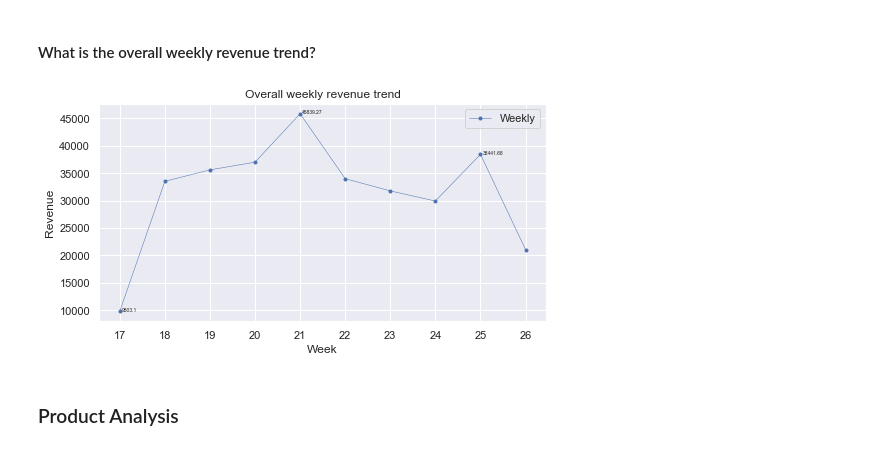
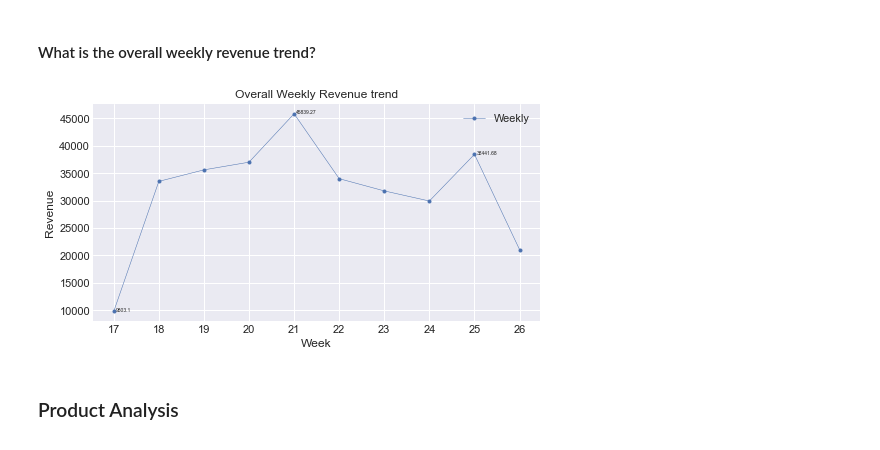
Before and after one commit to rashikcs/Sales-Data-Analysis, a Jupyter notebook: Answer 2_Sales Analysis.ipynb, the cells around one changed output. Drawn from its saved outputs; the diff is of its cells as text; code cells hidden in the pictures.

```diff
--- a/Answer 2_Sales Analysis.ipynb
+++ b/Answer 2_Sales Analysis.ipynb
@@ -145,15 +145,15 @@ Average revenue per week in the last 2 months: 31699
 # %%
 df_trend = data[['week', 'revenue']].groupby('week').sum()
 
 plot_line_graph(df_trend['revenue'],
            x_label = 'Revenue',
            y_label = 'Week',
            trend_label = 'Weekly',
-           title='Overall weekly revenue trend',
+           title='Overall Weekly Revenue trend',
            save_path='plots')
 del df_trend
 # %% [output]
-[figure, old version]
+[figure, new version]
 # %% [markdown]
 ### Product Analysis
 # %% [markdown]
```
Also changed, not shown: parts of 16 cells of this notebook, 2 other files.
